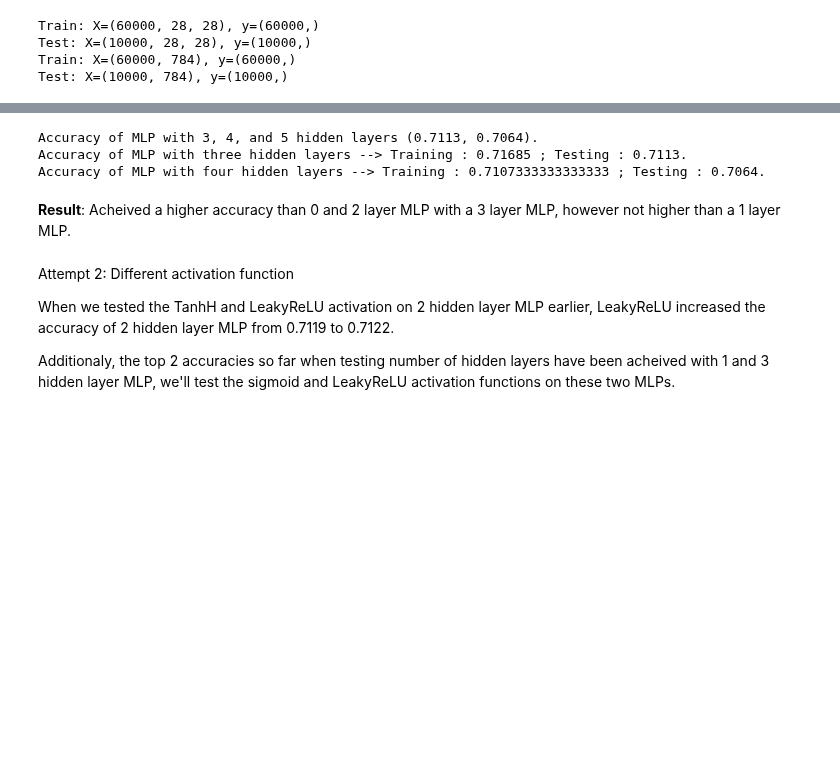
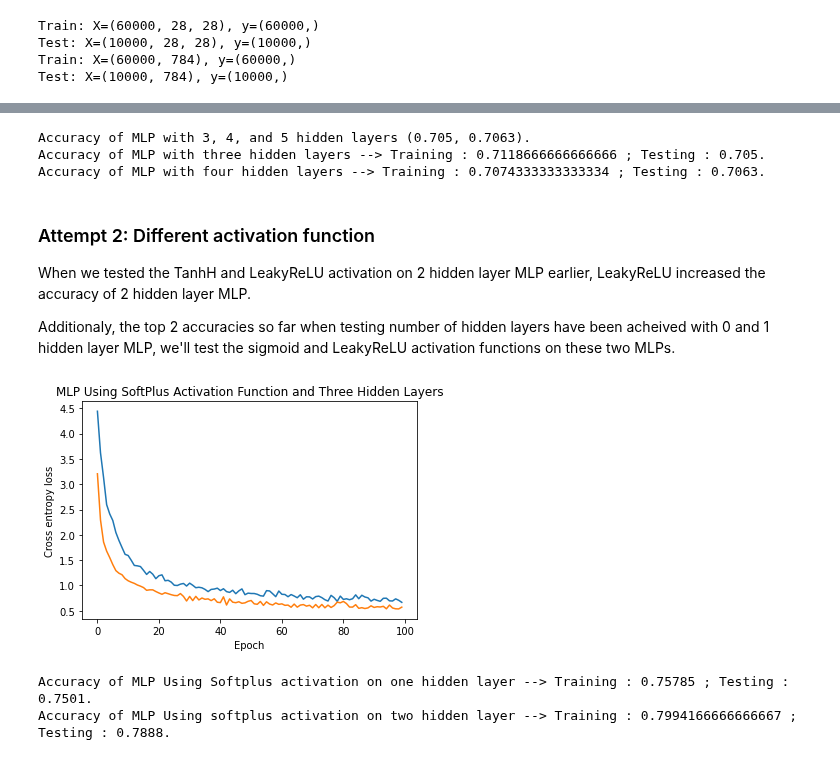
Before and after one commit to acollin19/comp551, a Jupyter notebook: A3/assignment3_group_24.ipynb, the cells around one changed output, grey strips where cells are left out. Cells and saved outputs as stored; diff of their text form; code cells hidden in the pictures; blank space fills up the shorter version.

```diff
--- a/A3/assignment3_group_24.ipynb
+++ b/A3/assignment3_group_24.ipynb
@@ -643,10 +625,4 @@ KeyboardInterrupt: ignored
 # %%
-acc3 = np.sum(np.argmax(mlp3.forward(X_test), axis=1) == y_test_val) / X_test.shape[0]
-acc4 = np.sum(np.argmax(mlp4.forward(X_test), axis=1) == y_test_val) / X_test.shape[0]
-# acc5 = np.sum(np.argmax(mlp5.forward(X_test), axis=1) == y_test_val) / X_test.shape[0]
-
-print(f'Accuracy of MLP with 3, 4, and 5 hidden layers {acc3,acc4}.')
-
 # Three Layer MLP Accuracy
 y_train_prob = model.predict(mlp3, X_train)
 y_test_prob = model.predict(mlp3, X_test)
@@ -658,28 +634,26 @@ y_train_prob = model.predict(mlp4, X_train)
 y_test_prob = model.predict(mlp4, X_test)
 train_acc, test_acc = model.evaluate_acc(y_train_prob, y_test_prob,  X_train, y_train_val, X_test, y_test_val)
 print(f'Accuracy of MLP with four hidden layers --> Training : {train_acc} ; Testing : {test_acc}.')
-
-# # Five Layer MLP Accuracy
-# y_train_prob = model.predict(mlp5, X_train)
-# y_test_prob = model.predict(mlp5, X_test)
-# train_acc, test_acc = model.evaluate_acc(y_train_prob, y_test_prob,  X_train, y_train_val, X_test, y_test_val)
-# print(f'Accuracy of MLP with five hidden layers --> Training : {train_acc} ; Testing : {test_acc}.')
 # %% [output]
-Accuracy of MLP with 3, 4, and 5 hidden layers (0.7113, 0.7064).
-Accuracy of MLP with three hidden layers --> Training : 0.71685 ; Testing : 0.7113.
-Accuracy of MLP with four hidden layers --> Training : 0.7107333333333333 ; Testing : 0.7064.
+Accuracy of MLP with 3, 4, and 5 hidden layers (0.705, 0.7063).
+Accuracy of MLP with three hidden layers --> Training : 0.7118666666666666 ; Testing : 0.705.
+Accuracy of MLP with four hidden layers --> Training : 0.7074333333333334 ; Testing : 0.7063.
-# %% [markdown]
-**Result**: Acheived a higher accuracy than 0 and 2 layer MLP with a 3 layer MLP, however not higher than a 1 layer MLP.
 # %% [markdown]
-Attempt 2: Different activation function
+### Attempt 2: Different activation function
 
-When we tested the TanhH and LeakyReLU activation on 2 hidden layer MLP earlier, LeakyReLU increased the accuracy of 2 hidden layer MLP from 0.7119 to 0.7122.
+When we tested the TanhH and LeakyReLU activation on 2 hidden layer MLP earlier, LeakyReLU increased the accuracy of 2 hidden layer MLP.
 
-Additionaly, the top 2 accuracies so far when testing number of hidden layers have been acheived with 1 and 3 hidden layer MLP, we'll test the sigmoid and LeakyReLU activation functions on these two MLPs.
+Additionaly, the top 2 accuracies so far when testing number of hidden layers have been acheived with 0 and 1 hidden layer MLP, we'll test the sigmoid and LeakyReLU activation functions on these two MLPs.
 # %%
 from numpy.ma.core import expand_dims
-# Sigmoid
+# SoftPlus
 import math
+n_features = X_train.shape[-1]
+HIDDEN_SIZE = 128
+GRADIENT_STEPS = 100
+batch_size = 1000
+model = MLPClass(GRADIENT_STEPS, batch_size)
+
 class SoftPlusLayer(NeuralNetLayer):
     def __init__(self):
         super().__init__()
@@ -688,44 +662,40 @@ class SoftPlusLayer(NeuralNetLayer):
         self.gradient = np.log(1 + np.exp(-np.abs(x))) + np.maximum(x,0)
         return self.gradient
 
     def backward(self, gradient):
         assert self.gradient is not None, "Must call forward before backward"
         return gradient * self.gradient
 
 
 # Sigmoid with 1 hidden layer MLP
 softplusMlp1 = MLP(
     LinearLayer(n_features, HIDDEN_SIZE),
     SoftPlusLayer(),
     LinearLayer(HIDDEN_SIZE, 10),
     SoftmaxOutputLayer()
 )
 softplusOpt1 = GradientDescentOptimizer(softplusMlp1, 1e-2)
 title = "MLP Using SoftPlus Activation Function and One Hidden Layer"
 
 model.fit(softplusMlp1, softplusOpt1, X_train, y_train, 100, 1000, title)
 
 
-# Sigmoid with 3 hidden layer MLP
-softplusMlp3 = MLP(
+# Sigmoid with 2 hidden layer MLP
+softplusMlp2 = MLP(
     LinearLayer(n_features, HIDDEN_SIZE),
-    SoftPlusLayer(),
-    LinearLayer(HIDDEN_SIZE, HIDDEN_SIZE),
     SoftPlusLayer(),
     LinearLayer(HIDDEN_SIZE, HIDDEN_SIZE),
     SoftPlusLayer(),
     LinearLayer(HIDDEN_SIZE, 10),
     SoftmaxOutputLayer()
 )
-softplusOpt3 = GradientDescentOptimizer(softplusMlp3, 1e-2)
+softplusOpt2 = GradientDescentOptimizer(softplusMlp2, 1e-2)
 title = "MLP Using SoftPlus Activation Function and Three Hidden Layers"
 
-model.fit(softplusMlp3, softplusOpt3, X_train, y_train, 100, 1000, title)
+model.fit(softplusMlp2, softplusOpt2, X_train, y_train, 200, 1000, title)
+# %% [output]
+[figure, added]
 # %%
-softplusacc1 = np.sum(np.argmax(softplusMlp1.forward(X_test), axis=1) == y_test_val) / X_test.shape[0]
-softplusacc3 = np.sum(np.argmax(softplusMlp3.forward(X_test), axis=1) == y_test_val) / X_test.shape[0]
-print(f'Accuracy of MLP Using softplus on 1 and 3 Hidden Layers {softplusacc1,softplusacc3}.')
-
 # Leaky ReLU on one hidden layer Accuracy
 y_train_prob = model.predict(softplusMlp1, X_train)
 y_test_prob = model.predict(softplusMlp1, X_test)
@@ -733,10 +703,13 @@ train_acc, test_acc = model.evaluate_acc(y_train_prob, y_test_prob,  X_train, y_
 print(f'Accuracy of MLP Using Softplus activation on one hidden layer --> Training : {train_acc} ; Testing : {test_acc}.')
 
 # Leaky ReLU on three hidden layer Accuracy
-y_train_prob = model.predict(softplusMlp3, X_train)
-y_test_prob = model.predict(softplusMlp3, X_test)
+y_train_prob = model.predict(softplusMlp2, X_train)
+y_test_prob = model.predict(softplusMlp2, X_test)
 train_acc, test_acc = model.evaluate_acc(y_train_prob, y_test_prob,  X_train, y_train_val, X_test, y_test_val)
-print(f'Accuracy of MLP Using softplus activation on three hidden layer --> Training : {train_acc} ; Testing : {test_acc}.')
+print(f'Accuracy of MLP Using softplus activation on two hidden layer --> Training : {train_acc} ; Testing : {test_acc}.')
+# %% [output]
+Accuracy of MLP Using Softplus activation on one hidden layer --> Training : 0.75785 ; Testing : 0.7501.
+Accuracy of MLP Using softplus activation on two hidden layer --> Training : 0.7994166666666667 ; Testing : 0.7888.
 # %%
 # LeakyReLU with 1 hidden layer MLP
 leakyMlp1 = MLP(
```
Also changed, not shown: parts of 19 cells of this notebook.
